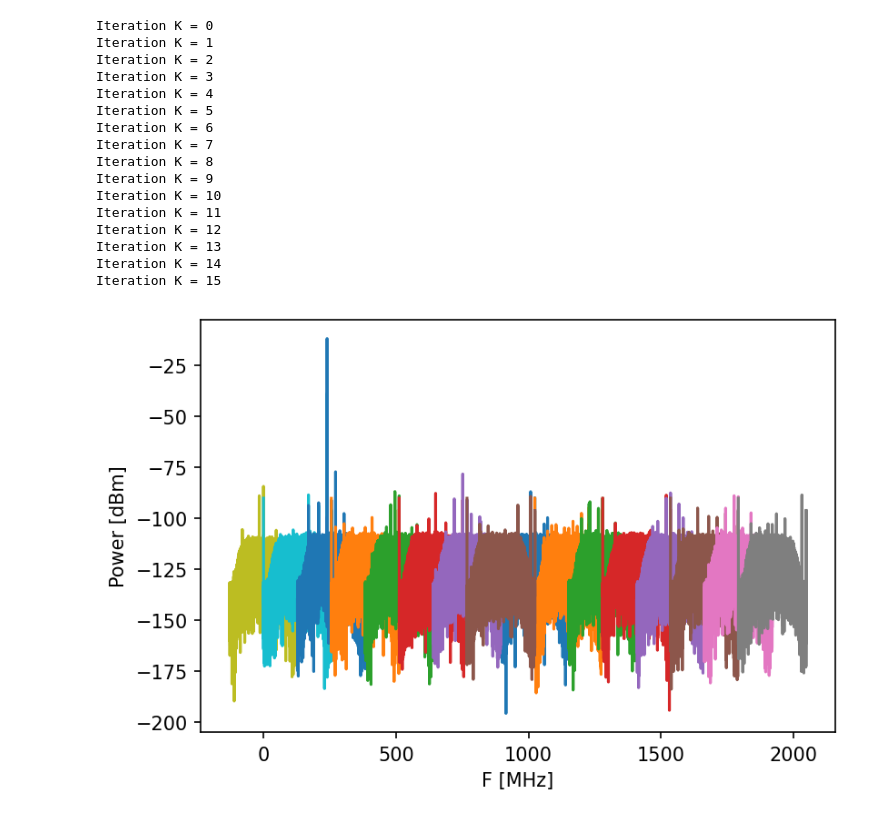
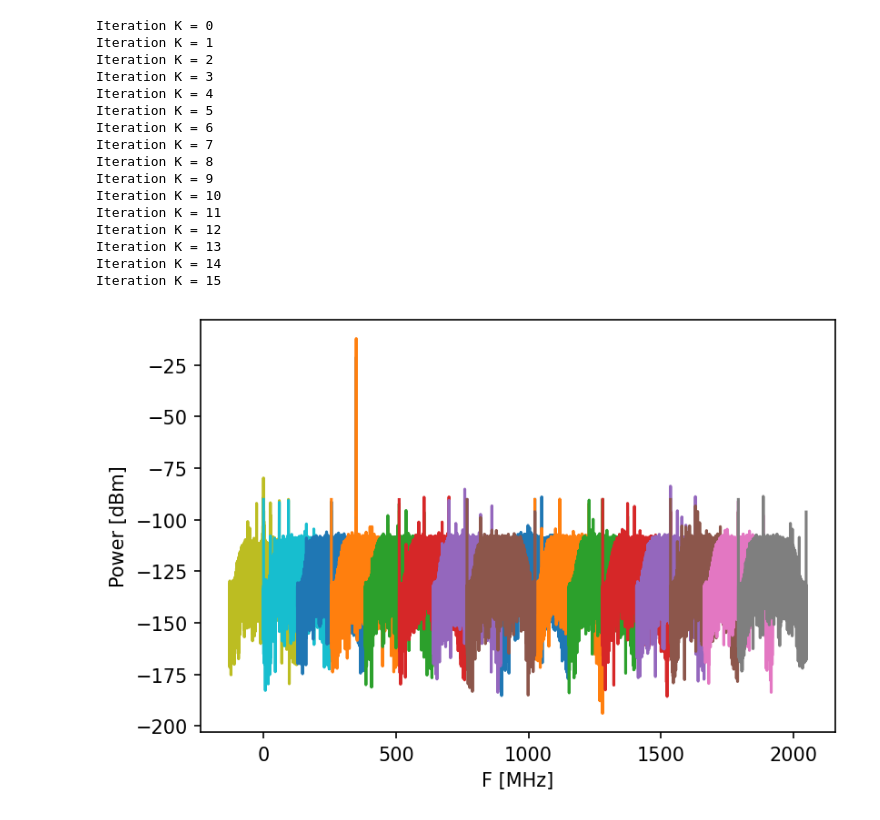
Before and after one commit to openquantumhardware/qick-tools, a Jupyter notebook: spectrum_v1/pynq/spectrum_v1.ipynb, the cells around one changed output. Saved outputs shown, nothing was run; the diff lists cells and outputs as text; code cells hidden in the pictures.

```diff
--- a/spectrum_v1/pynq/spectrum_v1.ipynb
+++ b/spectrum_v1/pynq/spectrum_v1.ipynb
@@ -24,20 +40,14 @@ pasamos FFT 64k
 #################################
 ### Single Channel PFB output ###
 #################################
-# Output frequency.
-fout = 200
-soc.iq.set_iq(i=0.99,q=0.99)
-soc.mixer.set_freq(f=fout,tile=1,dac=3)
+fout = 350
+chain.synthesis.set_tone(fout)
 
-# PFB channel.
-K = soc.pfb.freq2ch(f = fout) # K=2
-soc.chsel.set(K)
-
-# Channel center frequency.
-FC = soc.pfb.ch2freq(K) #FC=128
+# Compute channel center frequency.
+FC = chain.analysis.ch2freq(chain.analysis.freq2ch(fout))
 
 # Get data.
-[xi,xq] = soc.buff.get_data()
+[xi,xq] = chain.get_bin_pfb(fout)
 x = xi + 1j*xq
 
 # ADU to V.
@@ -49,14 +59,14 @@ w = np.hanning(len(x))
 Aw = len(w)/np.sum(w)
 xw = Aw*x*w
 Y = fftshift(fft(xw)/len(xw))
-F = np.linspace(-soc.pfb.get_fb()/2,soc.pfb.get_fb()/2,len(Y))
+F = np.linspace(-chain.fs_ch/2,chain.fs_ch/2,len(Y))
 
 # Normalize to dBm.
 R = 50;
 Y = 10*np.log10((np.abs(Y)**2)/(2*R*1e-3));
 
 # Max.
-[F1,Y1] = soc.findPeak(F,Y);
+[F1,Y1] = findPeak(F,Y);
 print('F1 = {:.3f}, Y1 = {:.3f}'.format(F1+FC,Y1));
 
 plt.figure(1,dpi=150)
@@ -70,14 +80,9 @@ F1 = 200.001, Y1 = -11.527
 # %%
-####################################
-### Multiple Channels PFB output ###
-####################################
-# Output frequency.
-fout = 240
-soc.iq.set_iq(i=0.99,q=0.99)
-soc.mixer.set_freq(f=fout,tile=1,dac=3)
-
+##########################################
+### Channels Side-by-Side (PFB output) ###
+##########################################
 # Channels to plot.
-K = np.arange(soc.pfb.N)
+K = np.arange(chain.nch)
 
 plt.figure(1,dpi=150)
 
@@ -86,14 +91,11 @@ FF = []
 AA = []
 for KK in K:
     print("Iteration K = %d" %KK)
-    # PFB channel.
-    soc.chsel.set(KK)
-
     # Channel center frequency.
-    fck = soc.pfb.ch2freq(KK)
+    fck = chain.analysis.ch2freq(KK)
 
     # Get data.
-    [xi,xq] = soc.buff.get_data()
+    [xi,xq] = chain.get_bin_pfb(fck+1)
     x = xi + 1j*xq
 
     # ADU to V.
@@ -105,35 +107,35 @@ for KK in K:
     Aw = len(w)/np.sum(w)
     xw = Aw*x*w
     Y = fftshift(fft(xw)/len(xw))
-    F = np.linspace(-soc.pfb.get_fb()/2,soc.pfb.get_fb()/2,len(Y))
+    F = np.linspace(-chain.fs_ch/2,chain.fs_ch/2,len(Y))
 
     # Normalize to dBm.
     R = 50;
     Y = 10*np.log10((np.abs(Y)**2)/(2*R*1e-3));
 
     Fk = F+fck
     plt.plot(Fk,Y)
 
 plt.xlabel("F [MHz]");
 plt.ylabel("Power [dBm]");
 # %% [output]
 Iteration K = 0
 Iteration K = 1
 Iteration K = 2
 Iteration K = 3
 Iteration K = 4
 Iteration K = 5
 Iteration K = 6
 Iteration K = 7
 Iteration K = 8
 Iteration K = 9
 Iteration K = 10
 Iteration K = 11
 Iteration K = 12
 Iteration K = 13
 Iteration K = 14
 Iteration K = 15
-[figure, old version]
+[figure, new version]
 # %%
 ######################################
 ### Full Bandwidth ACC FULL output ###
```
Also changed, not shown: parts of 8 cells of this notebook.
